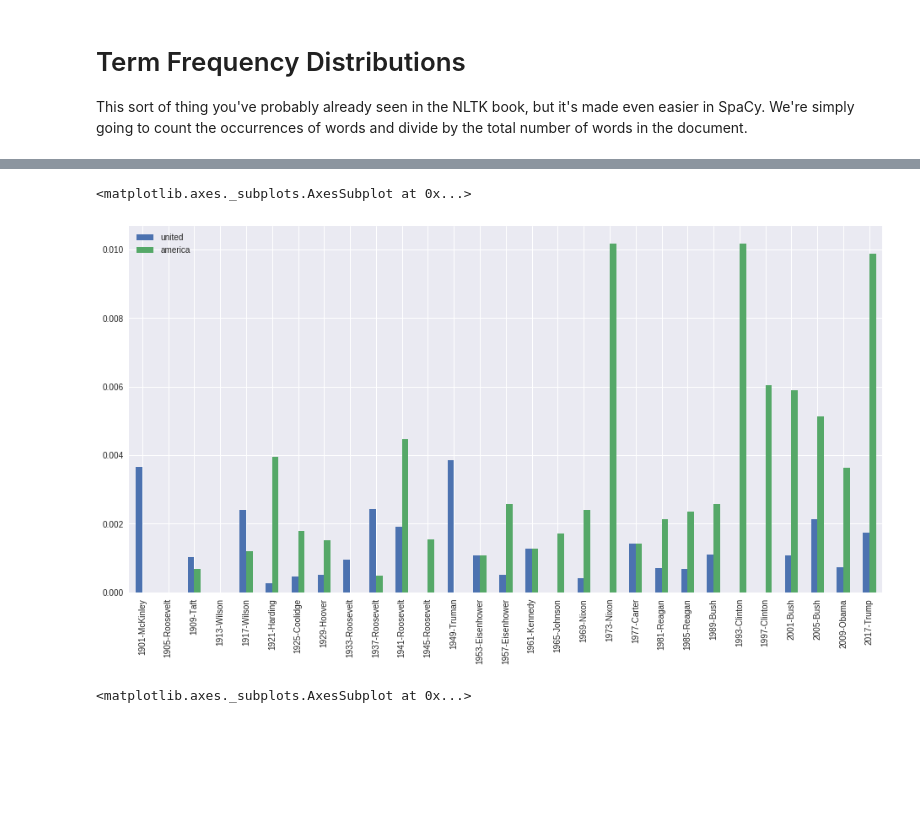
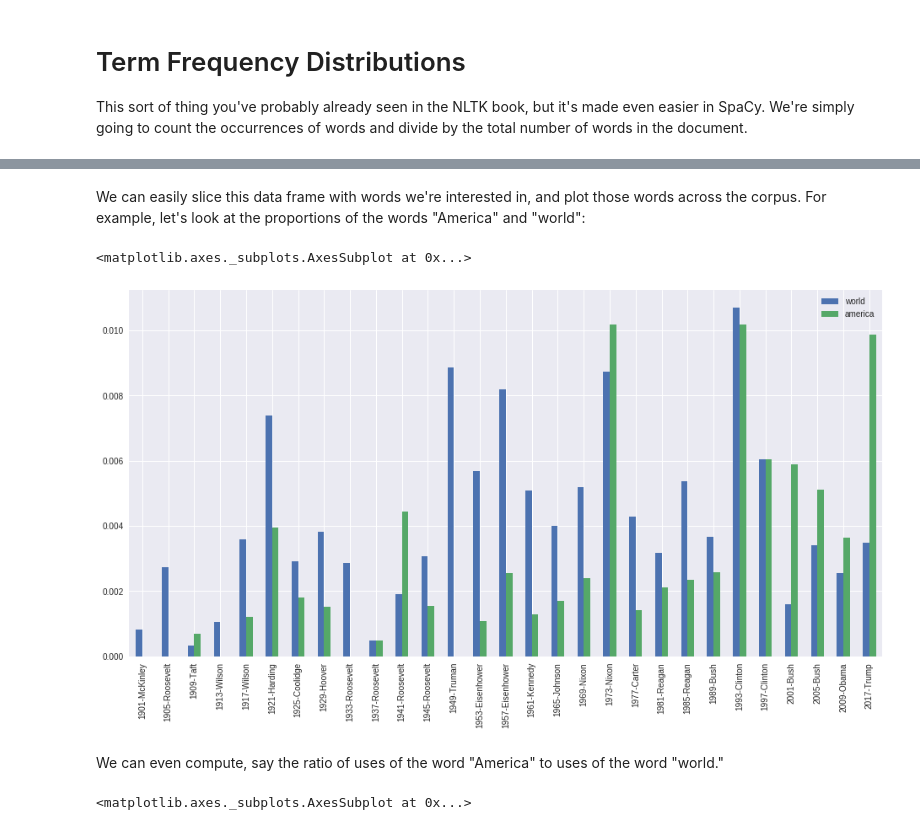
Before and after one commit to JonathanReeve/workshop-text-analysis-spacy, a Jupyter notebook: advanced-text-analysis.ipynb, the cells around one changed output, grey strips where cells are left out. Saved outputs shown, nothing was run; the diff lists cells and outputs as text; code cells hidden in the pictures; blank space fills up the shorter version.

```diff
--- a/advanced-text-analysis.ipynb
+++ b/advanced-text-analysis.ipynb
@@ -858,8 +854,12 @@ inauguralDf = pd.DataFrame(seriesDict).T.fillna(0)
+# %% [markdown]
+We can easily slice this data frame with words we're interested in, and plot those words across the corpus. For example, let's look at the proportions of the words "America" and "world":
 # %%
-inauguralDf[['united', 'america']].plot(kind='bar')
+inauguralDf[['world', 'america']].plot(kind='bar')
 # %% [output]
 <matplotlib.axes._subplots.AxesSubplot at 0x...>
-[figure, old version]
+[figure, new version]
+# %% [markdown]
+We can even compute, say the ratio of uses of the word "America" to uses of the word "world."
 # %%
 americaWorldRatio = inauguralDf['america']/inauguralDf['world']
 americaWorldRatio.plot(kind='bar')
```
Also changed, not shown: parts of 20 cells of this notebook.
